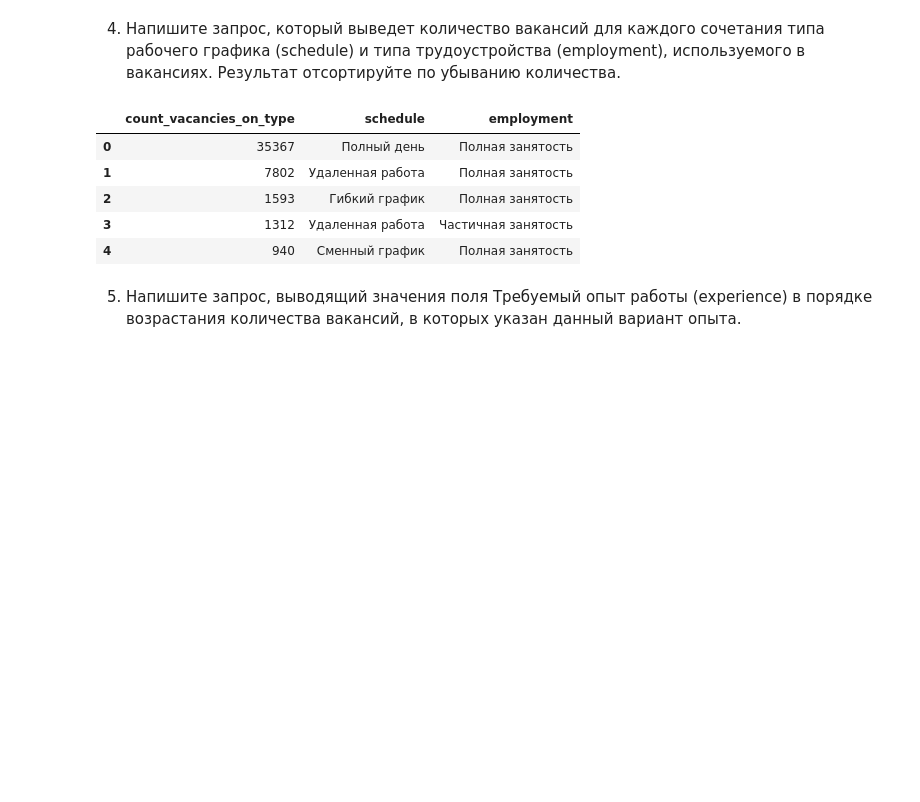
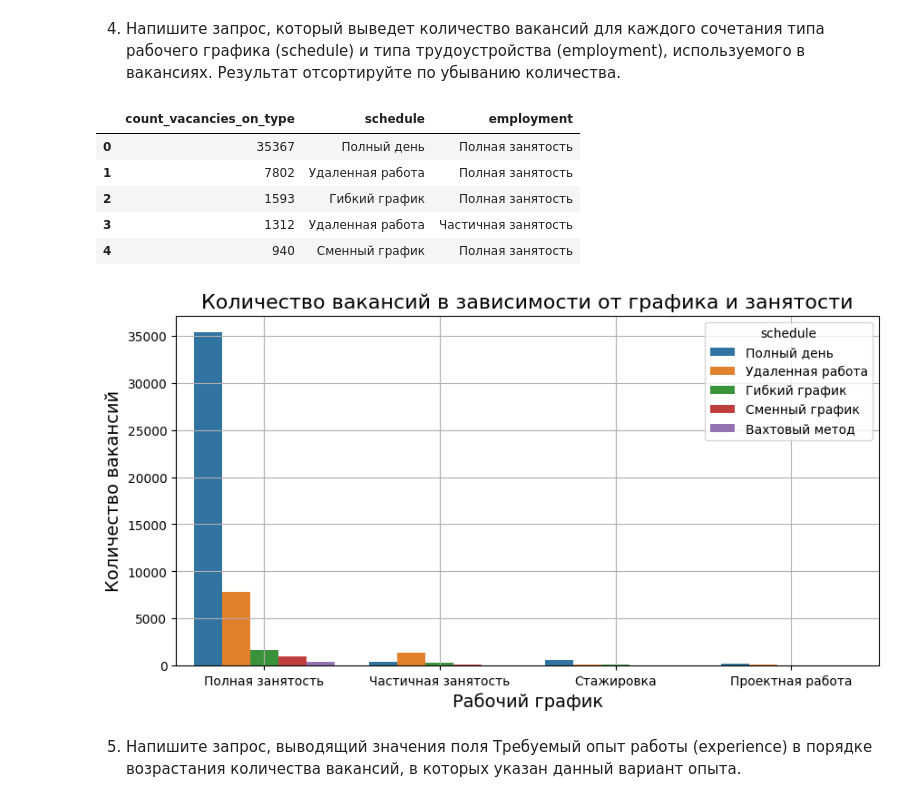
Before and after one commit to vokhmianin-da/Project2_HH_analysis, a Jupyter notebook: Project_2_Notebook.ipynb, the cells around one changed output. Saved outputs shown, nothing was run; the diff lists cells and outputs as text; code cells hidden in the pictures; blank space fills up the shorter version.

Commit message:
Добавлены графики

```diff
--- a/Project_2_Notebook.ipynb
+++ b/Project_2_Notebook.ipynb
@@ -153,7 +168,7 @@ display(avg_salary)
 4. Напишите запрос, который выведет количество вакансий для каждого сочетания типа рабочего графика (schedule) и типа трудоустройства (employment), используемого в вакансиях. Результат отсортируйте по убыванию количества.
 # %%
 # текст запроса
-query = f'''SELECT
+query_4_4 = f'''SELECT
     COUNT(name) AS count_vacancies_on_type, -- количество вакансий
     schedule, -- тип рабочего графика
     employment -- тип трудоустройства
@@ -164,15 +179,29 @@ GROUP BY schedule, employment
 ORDER BY count_vacancies_on_type DESC -- сортируем вакансии по убыванию'''
 # %%
 # результат запроса
-count_vacancies_on_type = pd.read_sql_query(query, connection)
+count_vacancies_on_type = pd.read_sql_query(query_4_4, connection)
 display(count_vacancies_on_type.head())
+
+fig, axes = plt.subplots(nrows=1, ncols=1, figsize=(10, 5))
+barplot = sns.barplot(
+    data=count_vacancies_on_type,
+    x='employment',
+    hue='schedule',
+    y='count_vacancies_on_type',
+    orient='v'
+)
+barplot.set_title('Количество вакансий в зависимости от графика и занятости', fontsize=16);
+barplot.set_xlabel('Рабочий график', fontsize=14);
+barplot.set_ylabel('Количество вакансий', fontsize=14);
+barplot.grid()
 # %% [output]
 |  | count_vacancies_on_type | schedule | employment |
 | 0 | 35367 | Полный день | Полная занятость |
 | 1 | 7802 | Удаленная работа | Полная занятость |
 | 2 | 1593 | Гибкий график | Полная занятость |
 | 3 | 1312 | Удаленная работа | Частичная занятость |
 | 4 | 940 | Сменный график | Полная занятость |
+[figure, added]
 # %% [markdown]
 5. Напишите запрос, выводящий значения поля Требуемый опыт работы (experience) в порядке возрастания количества вакансий, в которых указан данный вариант опыта.
 # %%
```
Also changed, not shown: parts of 15 cells of this notebook.
